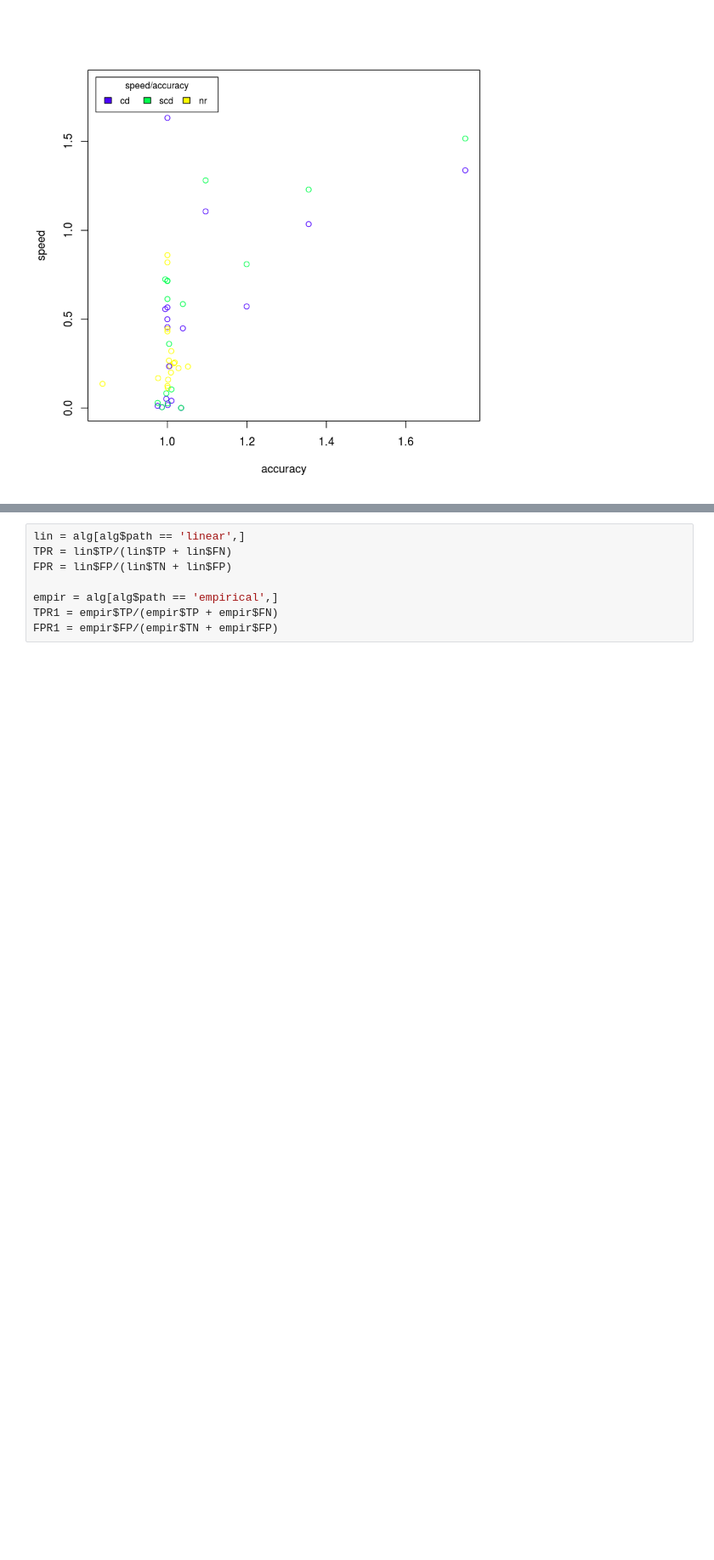
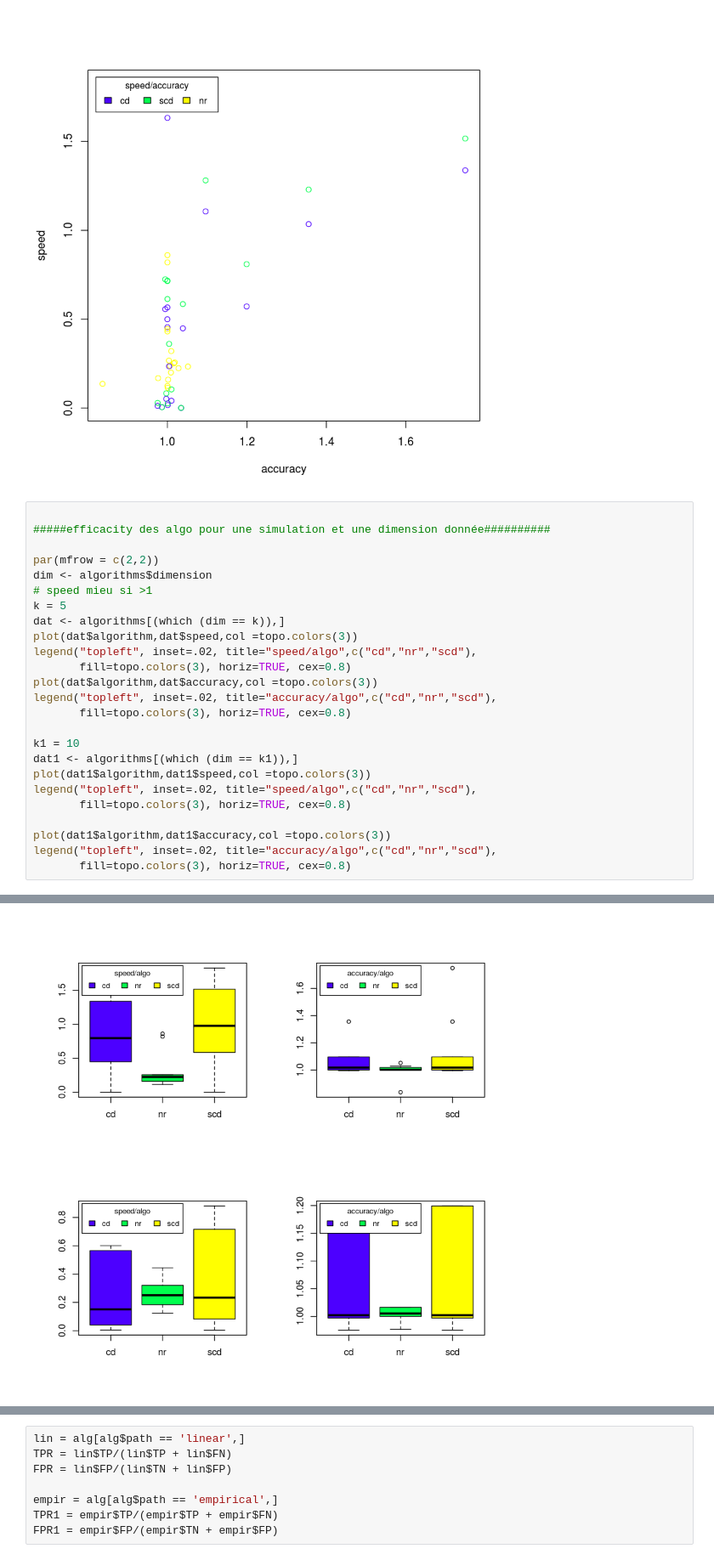
Before and after one commit to StatisKit/FFP17, a Jupyter notebook: share/jupyter/post-hoc.ipynb, the cells around one changed output, grey strips where cells are left out. Shown: that part at 85% size. Saved outputs shown, nothing was run; the diff lists cells and outputs as text; blank space fills up the shorter version.

```diff
--- a/share/jupyter/post-hoc.ipynb
+++ b/share/jupyter/post-hoc.ipynb
@@ -6,3 +8,29 @@ plot(accuracy,speed,col =topo.colors(3))
 legend("topleft", inset=.02, title="speed/accuracy",c("cd","scd","nr"), fill=topo.colors(3), horiz=TRUE, cex=0.8,)
 # %% [output]
 [figure]
+# %%
+
+#####efficacity des algo pour une simulation et une dimension donnée##########
+
+par(mfrow = c(2,2))
+dim <- algorithms$dimension
+# speed mieu si >1
+k = 5
+dat <- algorithms[(which (dim == k)),]
+plot(dat$algorithm,dat$speed,col =topo.colors(3))
+legend("topleft", inset=.02, title="speed/algo",c("cd","nr","scd"),
+       fill=topo.colors(3), horiz=TRUE, cex=0.8)
+plot(dat$algorithm,dat$accuracy,col =topo.colors(3))
+legend("topleft", inset=.02, title="accuracy/algo",c("cd","nr","scd"),
+       fill=topo.colors(3), horiz=TRUE, cex=0.8)
+
+k1 = 10
+dat1 <- algorithms[(which (dim == k1)),]
+plot(dat1$algorithm,dat1$speed,col =topo.colors(3))
+legend("topleft", inset=.02, title="speed/algo",c("cd","nr","scd"),
+       fill=topo.colors(3), horiz=TRUE, cex=0.8)
+
+plot(dat1$algorithm,dat1$accuracy,col =topo.colors(3))
+legend("topleft", inset=.02, title="accuracy/algo",c("cd","nr","scd"),
+       fill=topo.colors(3), horiz=TRUE, cex=0.8)
+# %% [output]
@@ -8,0 +41 @@ legend("topleft", inset=.02, title="speed/accuracy",c("cd","scd","nr"), fill=top
+[figure, added]
```
Also changed, not shown: parts of 10 cells of this notebook.
